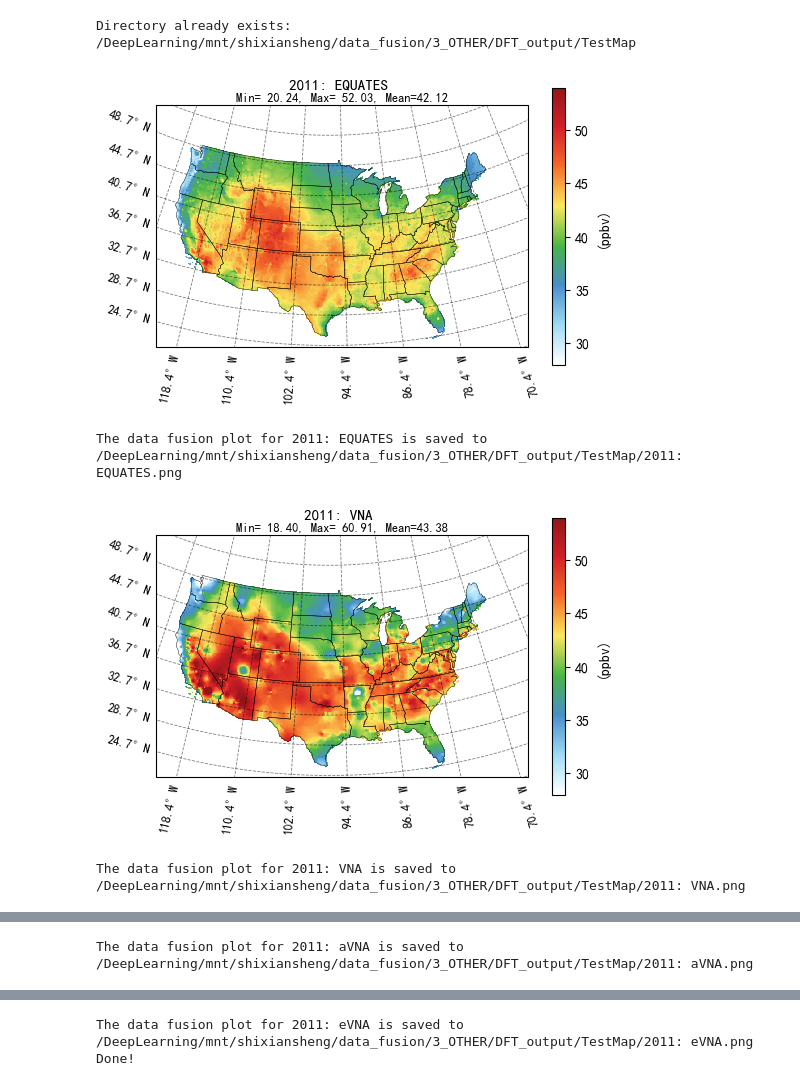
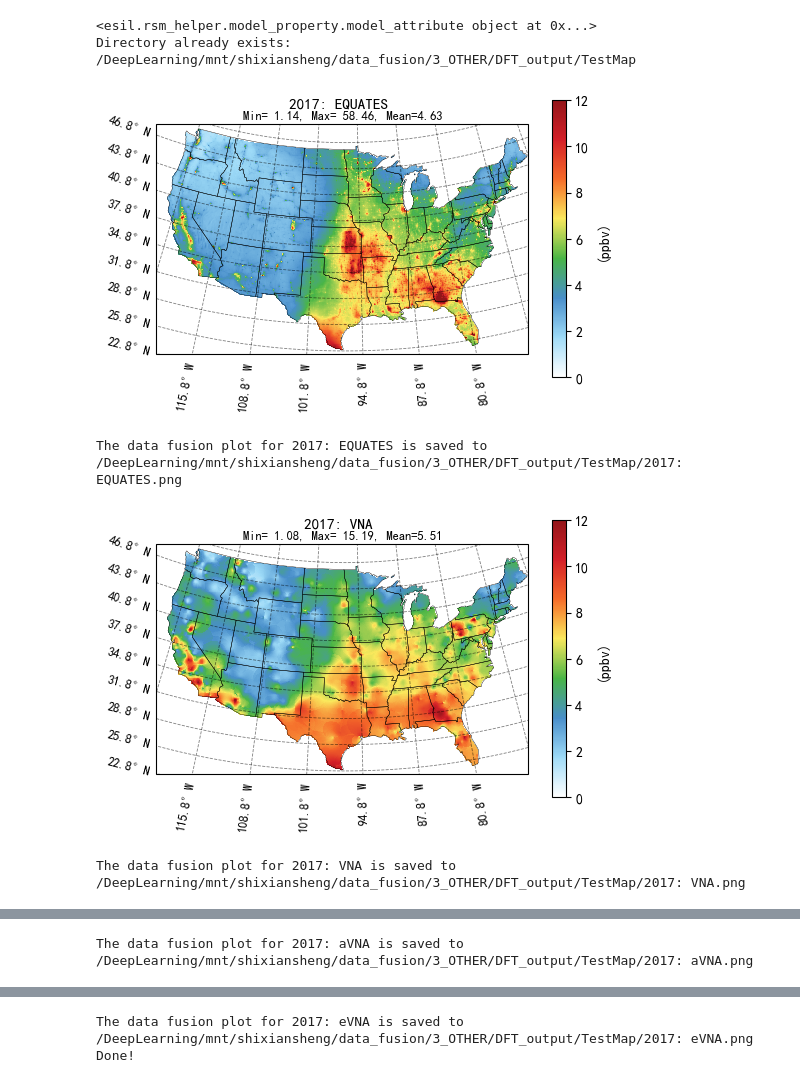
Before and after one commit to YuanTouMaoDie/O3MAT, a Jupyter notebook: 3_OTHER/DFT_scripts/Map_DFT.ipynb, the cells around one changed output, grey strips where cells are left out. Cells and saved outputs as stored; diff of their text form; code cells hidden in the pictures.

```diff
--- a/3_OTHER/DFT_scripts/Map_DFT.ipynb
+++ b/3_OTHER/DFT_scripts/Map_DFT.ipynb
@@ -29,13 +29,13 @@ def get_year(filename):
 
 
 def get_dataset_label(variable, filename):
-    if variable == 'vna_ozone':
+    if variable == 'vna_pm25':
         return "VNA"
-    elif variable == 'evna_ozone':
+    elif variable == 'evna_pm25':
         return "eVNA"
-    elif variable == 'avna_ozone':
+    elif variable == 'avna_pm25':
         return "aVNA"
-    elif variable == 'ds_ozone':
+    elif variable == 'ds_pm25':
         return "Downscaler"
     elif variable =='model':
         return "EQUATES"
@@ -57,6 +57,7 @@ def plot_us_map(
         key_periods=None
 ):
     mp = model_attribute(model_file)
+    print(mp)
     proj, longitudes, latitudes = mp.projection, mp.lons, mp.lats
     df_data = pd.read_csv(fusion_output_file)
 
@@ -215,47 +216,48 @@ def plot_us_map(
 
 
 if __name__ == "__main__":
-    model_file = r"/backupdata/data_EPA/EQUATES/EQUATES_data/HR2DAY_LST_ACONC_v532_cb6r3_ae7_aq_WR413_MYR_STAGE_2011_12US1_2011.nc"
-    file_list = ["/DeepLearning/mnt/shixiansheng/data_fusion/3_OTHER/DFT_output/2011_AnnualO3_PythonFormat_CONUS.csv"]
+    model_file = r"/DeepLearning/mnt/shixiansheng/data_fusion/3_OTHER/DFT_output/CMAQ_daily_PM_O3_Species_2017.ioapi"
+    file_list = ["/DeepLearning/mnt/shixiansheng/data_fusion/3_OTHER/DFT_output/20170101_PM25_PythonAtF.csv"]
 
     # special metrics
     # key_periods = ['W126']
     key_periods = ['DJF', 'MAM', 'JJA', 'SON', 'Annual', 'Apr-Sep', 'W126']
-    # key_periods = ['top-10']
+    # key_periods = ['Annual']
 
     common_settings = {
         'unit': "ppbv",
         'cmap_conc': cmaps.WhiteBlueGreenYellowRed,
        'show_lonlat': False,
         'is_wrf_out_data': True,
        'show_original_grid': True,
         'panel_layout': None,
         'title_fontsize': 11,
         'xy_title_fontsize': 9,
        'show_dependenct_colorbar': True,
        'show_domain_mean': True,
        'show_grid_line': True,
-        'value_range': (28, 54),
+        'value_range': (0, 12),
         # 'value_range': (None,None),
     }
 
     variable_settings = {
-        'variables': ['model', 'vna_ozone', 'avna_ozone', 'evna_ozone'],
+        'variables': ['model', 'vna_pm25', 'avna_pm25', 'evna_pm25'],
        'settings': common_settings
     }
 
     # 自己设置
     # variable_settings = {
     #     'variables': ['CV'],
     #    'settings': common_settings
     # }
 
     for file in file_list:
         plot_us_map(file, model_file, variable_settings=variable_settings, key_periods=key_periods)
     print("Done!")
 # %% [output]
+<esil.rsm_helper.model_property.model_attribute object at 0x...>
 Directory already exists: /DeepLearning/mnt/shixiansheng/data_fusion/3_OTHER/DFT_output/TestMap
-[figure, old version]
+[figure, new version]
-The data fusion plot for 2011: EQUATES is saved to /DeepLearning/mnt/shixiansheng/data_fusion/3_OTHER/DFT_output/TestMap/2011: EQUATES.png
+The data fusion plot for 2017: EQUATES is saved to /DeepLearning/mnt/shixiansheng/data_fusion/3_OTHER/DFT_output/TestMap/2017: EQUATES.png
-[figure, old version]
+[figure, new version]
-The data fusion plot for 2011: VNA is saved to /DeepLearning/mnt/shixiansheng/data_fusion/3_OTHER/DFT_output/TestMap/2011: VNA.png
+The data fusion plot for 2017: VNA is saved to /DeepLearning/mnt/shixiansheng/data_fusion/3_OTHER/DFT_output/TestMap/2017: VNA.png
@@ -263 +265 @@ The data fusion plot for 2011: VNA is saved to /DeepLearning/mnt/shixiansheng/da
-The data fusion plot for 2011: aVNA is saved to /DeepLearning/mnt/shixiansheng/data_fusion/3_OTHER/DFT_output/TestMap/2011: aVNA.png
+The data fusion plot for 2017: aVNA is saved to /DeepLearning/mnt/shixiansheng/data_fusion/3_OTHER/DFT_output/TestMap/2017: aVNA.png
@@ -265,2 +267,2 @@ The data fusion plot for 2011: aVNA is saved to /DeepLearning/mnt/shixiansheng/d
-The data fusion plot for 2011: eVNA is saved to /DeepLearning/mnt/shixiansheng/data_fusion/3_OTHER/DFT_output/TestMap/2011: eVNA.png
+The data fusion plot for 2017: eVNA is saved to /DeepLearning/mnt/shixiansheng/data_fusion/3_OTHER/DFT_output/TestMap/2017: eVNA.png
 Done!
```
Also changed, not shown: parts of 1 cell of this notebook, 24 other files.
